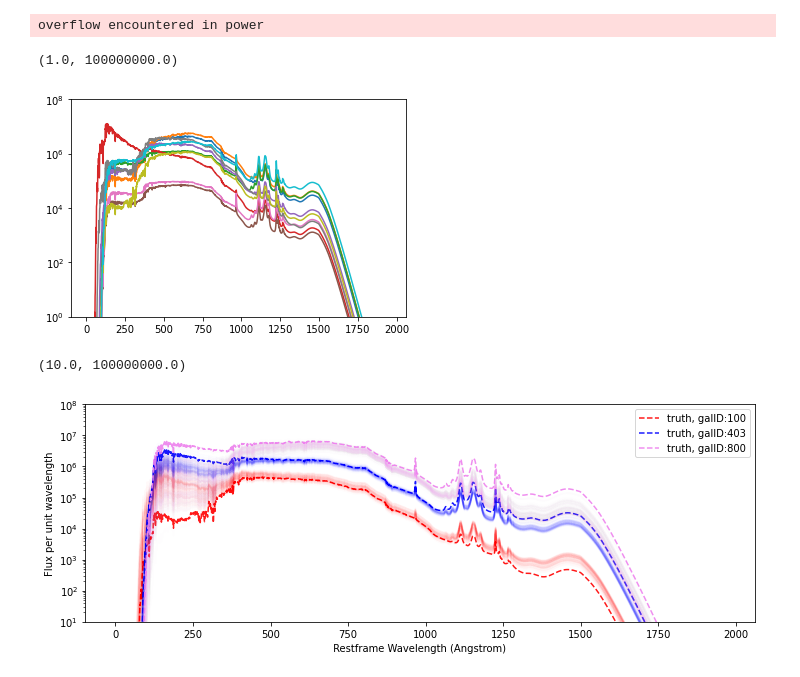
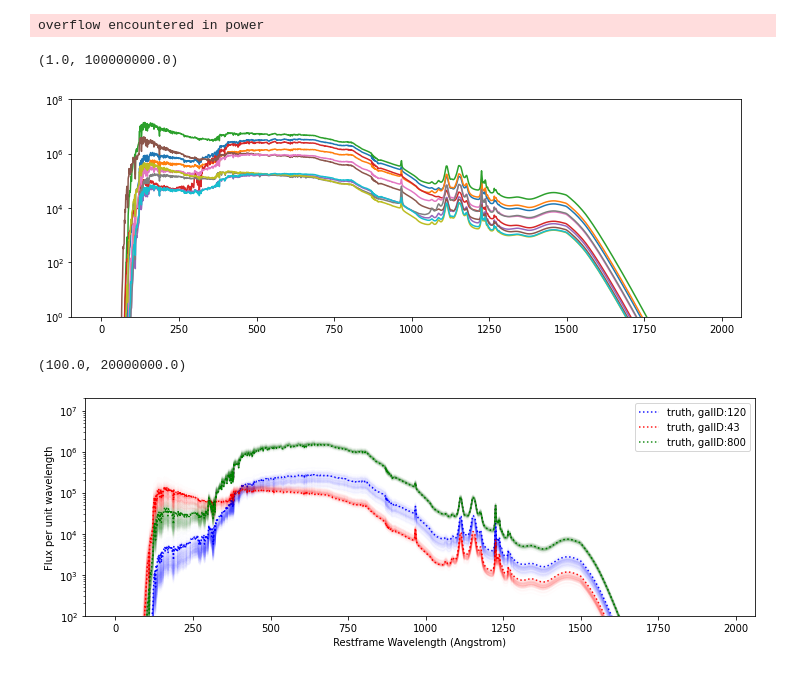
Before and after one commit to patricialarsen/emulator_utils, a Jupyter notebook: notebooks/spectral_net.ipynb, the cells around one changed output. Cells and saved outputs as stored; diff of their text form; code cells hidden in the pictures.

```diff
--- a/notebooks/spectral_net.ipynb
+++ b/notebooks/spectral_net.ipynb
@@ -21,7 +21,7 @@ sfh = np.load(dirIn + 'sfh.npy')
 # %%
 sps_inputs = np.concatenate((redshift[np.newaxis, :], ebv[np.newaxis, :], sfh.T), axis=0).T
 # %%
-scaled, scaler = minmax(sps_inputs)
+scaled, scaler = standard_minmax(sps_inputs)
 # %%
 scaled_y, scaler_y = log_standard(mags)
 # %%
@@ -176,24 +155,24 @@ mean_color = mag_forward(param_test_unscaled) ## wrong SFH
 
 pcolor_all = prob_color_all(param_test_unscaled)
 # %%
+plt.figure(figsize = (12, 4))
 plt.plot(unscale(mag_test, scaler_y)[0:10].T, label='truth');
 plt.yscale('log')
 plt.ylim(1e0, 1e8)
 # %% [output]
 (1.0, 100000000.0)
-[figure, old version]
+[figure, new version]
 # %%
 plt.figure(figsize = (12, 4))
-color_arr = ['k', 'red', 'blue', 'violet']
+color_arr = ['blue', 'red', 'green']
 
-indx = 0
-for galID in [100, 403, 800]:
+indx = -1
+for galID in [120, 43, 800]:
     indx +=1
-
 
     # plt.plot(color_pred[galID], label='pred')
     # plt.plot(mean_color[galID], label='pred0')
-    plt.plot(unscale(mag_test, scaler_y)[galID], linestyle='dashed', color = color_arr[indx], label='truth, galID:%d'%galID, alpha=0.9)
+    plt.plot(unscale(mag_test, scaler_y)[galID], linestyle='dotted', color = color_arr[indx], label='truth, galID:%d'%galID, alpha=0.9)
     # plt.plot(pcolor[:, galID, :].T,  color = color_arr[indx], alpha=0.01)
     plt.plot(pcolor_all[:, galID, :].T,  color = color_arr[indx], alpha=0.01)
 
@@ -203,7 +182,8 @@ plt.xlabel(' Restframe Wavelength (Angstrom) ')
 
 plt.yscale('log')
 plt.legend()
-plt.ylim(1e1, 1e8)
+plt.ylim(1e2, 2e7)
+# plt.xlim(50, 1700)
 # %% [output]
-(10.0, 100000000.0)
+(100.0, 20000000.0)
-[figure, old version]
+[figure, new version]
```
Also changed, not shown: parts of 12 cells of this notebook, 4 other files.
